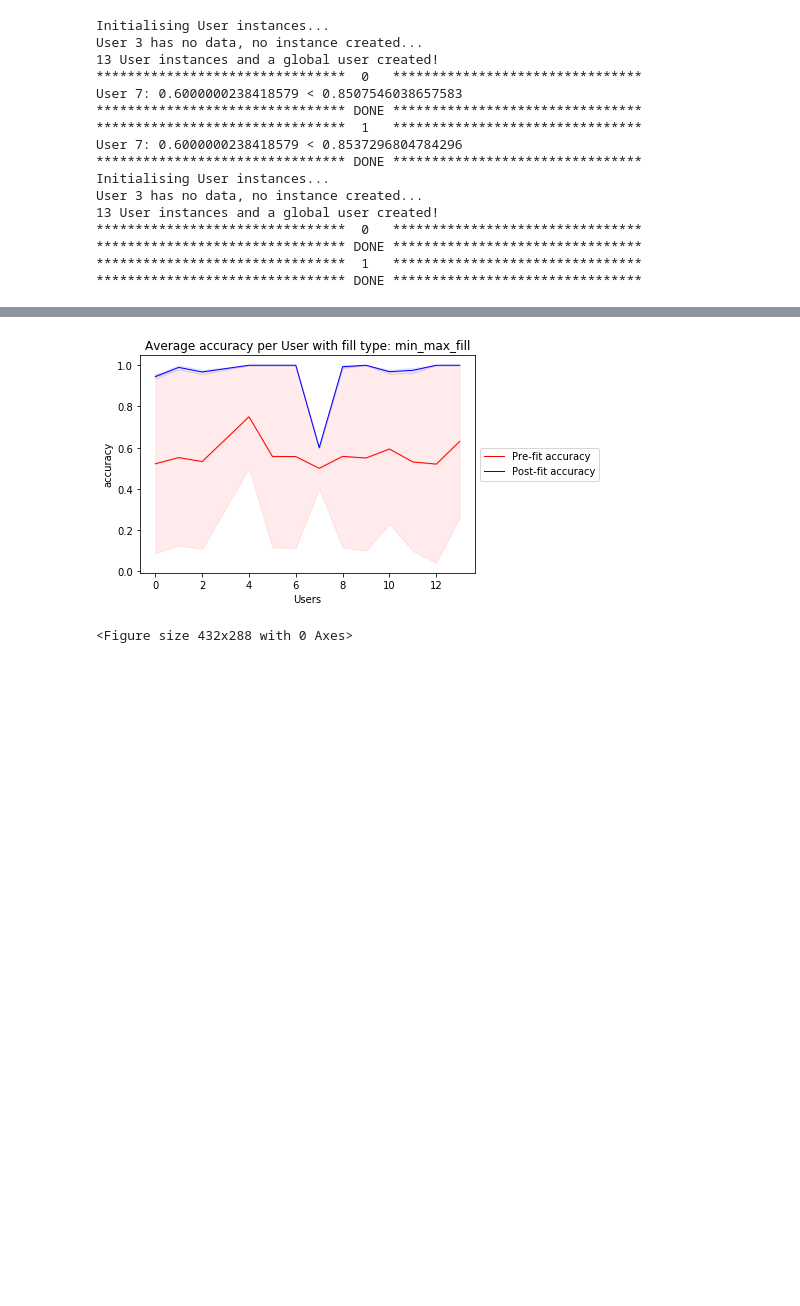
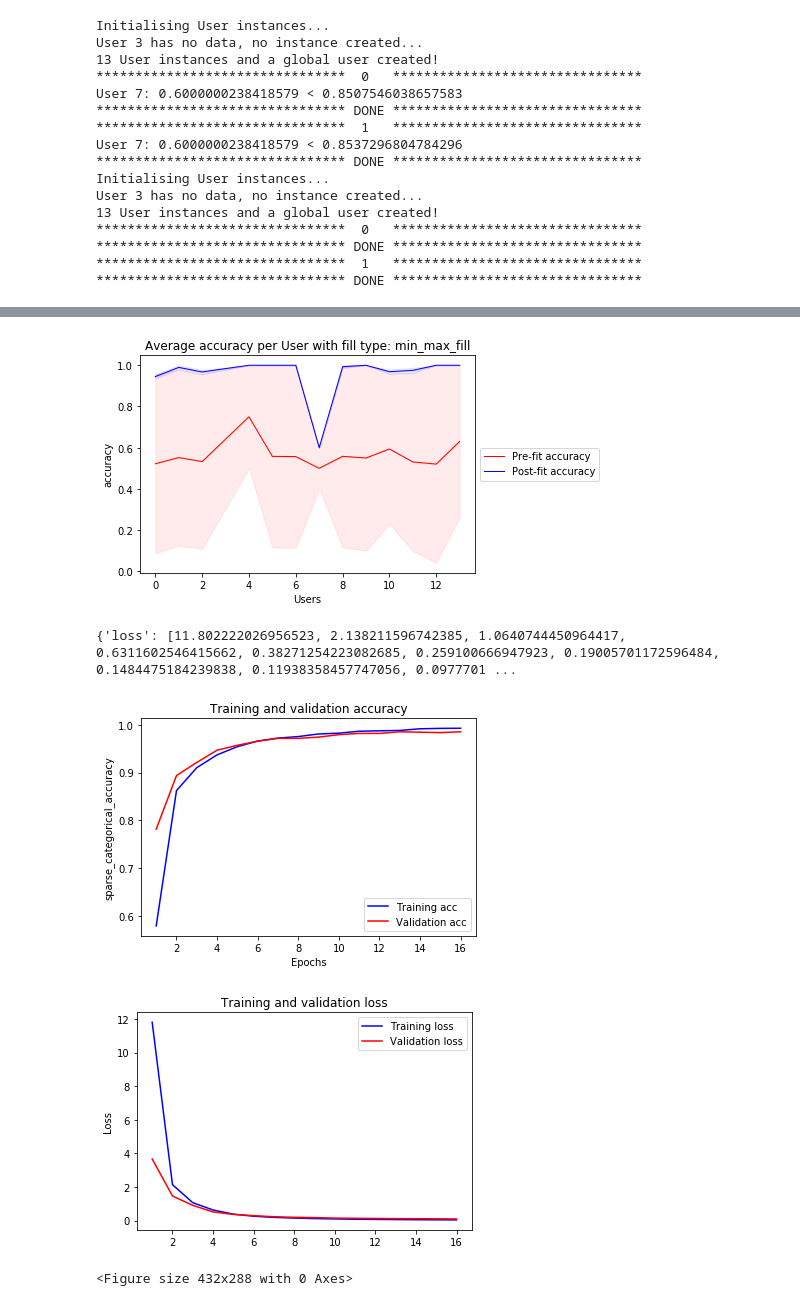
Before and after one commit to Kimi450/Federated-Machine-Learning, a Jupyter notebook: src/refactored_code_2.ipynb, the cells around one changed output, grey strips where cells are left out. Cells and saved outputs as stored; diff of their text form; code cells hidden in the pictures; blank space fills up the shorter version.

Commit message:
Can plot full training/fit history now

```diff
--- a/src/refactored_code_2.ipynb
+++ b/src/refactored_code_2.ipynb
@@ -439,6 +435,9 @@ df_avg_user_stats_acc = avg_user_stats(users_std_dev,
                                        min_max_fill = True,
                                        metric = "accuracy",
                                        final_values = final_values)
+
+print(users_std_dev[1].get_history_metrics())
+draw_graphs(users_std_dev[1])
 # %% [output]
 Std deviation
 For p2p
@@ -486,34 +485,37 @@ Standard Deviation    0.104094
 Minimum                    0.6
 Maximum                      1
 Name: 2, dtype: object
 Final values for Post-fit accuracy
 Position                 Post
 Round                       1
 Average               0.95882
 Standard Deviation    0.10509
 Minimum                   0.6
 Maximum                     1
 Name: 3, dtype: object
 [figure]
 Final accuracy for Pre-fit data
    User  Final Value
 1     0     0.956044
 3     1     0.979167
 5     2     0.956522
 7     4     1.000000
 9     5     1.000000
 11    6     1.000000
 13    7     0.600000
 15    8     1.000000
 17    9     1.000000
 19   10     0.958333
 ... (17 lines left out)
 20   11     0.987654
 22   12     1.000000
 24   13     1.000000
 Averaged: 0.9588196231768682
 [figure]
-<Figure size 432x288 with 0 Axes>
+{'loss': [11.802222026956523, 2.138211596742385, 1.0640744450964417, 0.6311602546415662, 0.38271254223082685, 0.259100666947923, 0.19005701172596484, 0.1484475184239838, 0.11938358457747056, 0.0977701 ...
+[figure, added]
+[figure, added]
+<Figure size 432x288 with 0 Axes>
 # %%
 ignore_first_n = 0
 final_values = True
```
Also changed, not shown: parts of 3 cells of this notebook, 2 other files.
